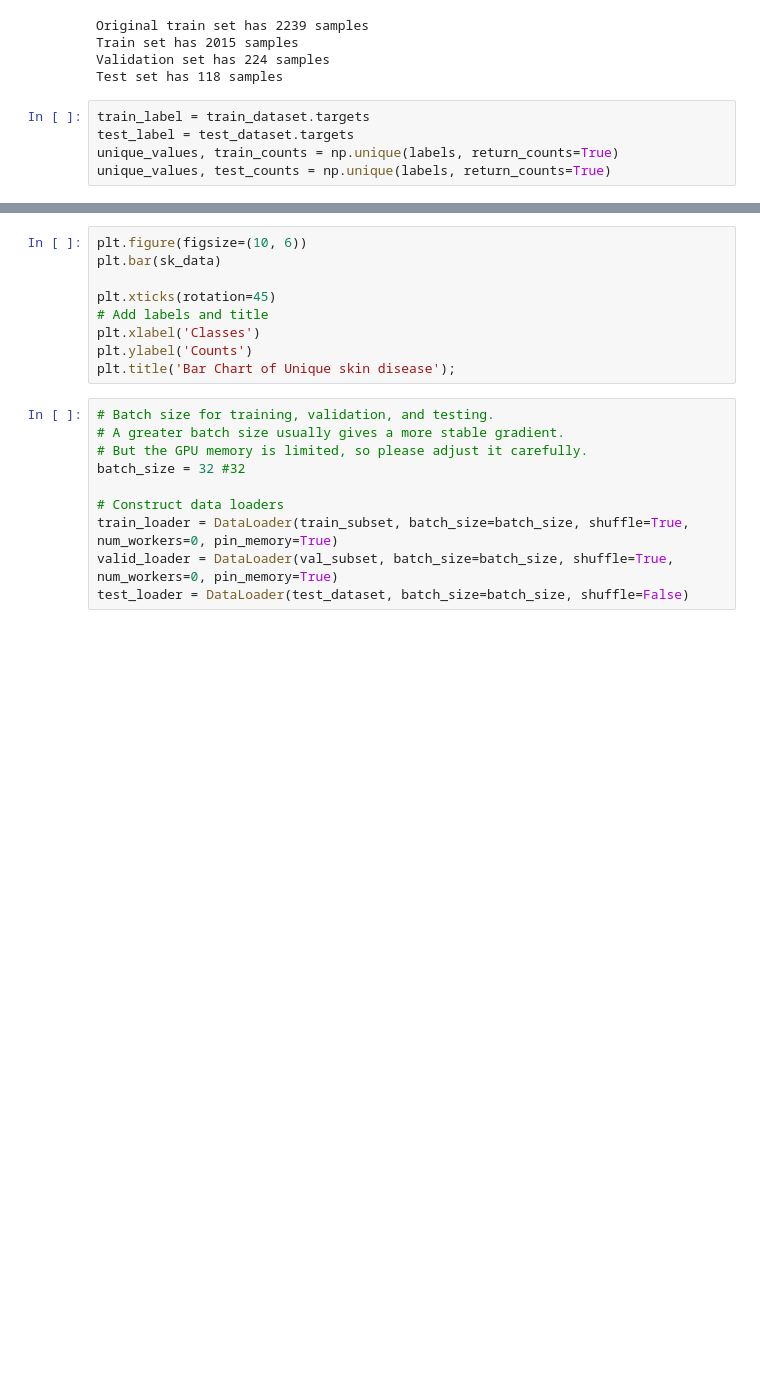
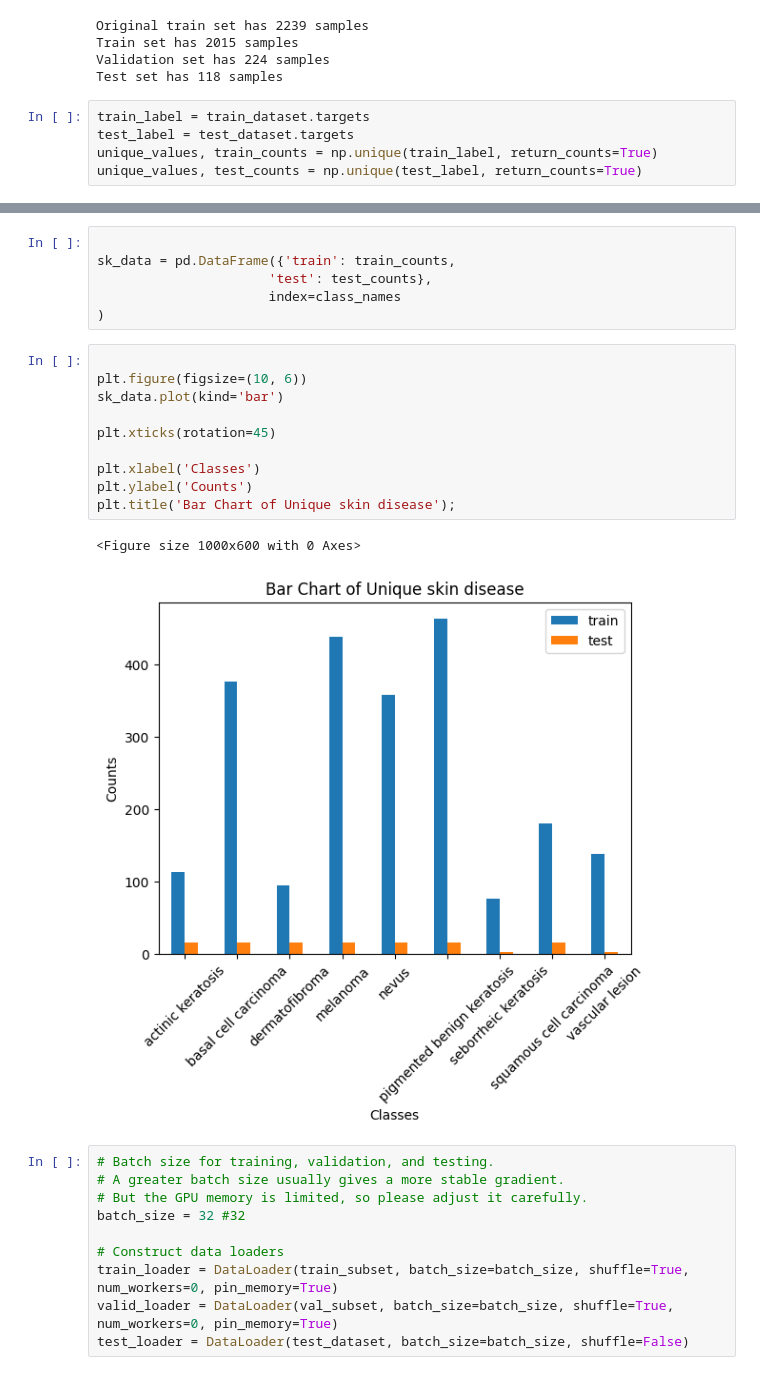
Before and after one commit to peteray-dev/Skin-Lesion-Clf-Det, a Jupyter notebook: Skin_Cancer.ipynb, the cells around one changed output, grey strips where cells are left out. Cells and saved outputs as stored; diff of their text form; blank space fills up the shorter version.

```diff
--- a/Skin_Cancer.ipynb
+++ b/Skin_Cancer.ipynb
@@ -124,7 +124,7 @@ Test set has 118 samples
 # %%
 train_label = train_dataset.targets
 test_label = test_dataset.targets
-unique_values, train_counts = np.unique(labels, return_counts=True)
-unique_values, test_counts = np.unique(labels, return_counts=True)
+unique_values, train_counts = np.unique(train_label, return_counts=True)
+unique_values, test_counts = np.unique(test_label, return_counts=True)
 # %%
 class_names = train_dataset.classes
@@ -136,12 +145,22 @@ sk_data = pd.DataFrame({'train': train_counts,
+# %%
+
+sk_data = pd.DataFrame({'train': train_counts,
+                      'test': test_counts},
+                      index=class_names
+)
 # %%
+
 plt.figure(figsize=(10, 6))
-plt.bar(sk_data)
+sk_data.plot(kind='bar')
 
 plt.xticks(rotation=45)
-# Add labels and title
+
 plt.xlabel('Classes')
 plt.ylabel('Counts')
 plt.title('Bar Chart of Unique skin disease');
+# %% [output]
+<Figure size 1000x600 with 0 Axes>
+[figure, added]
 # %%
 # Batch size for training, validation, and testing.
 # A greater batch size usually gives a more stable gradient.
```
Also changed, not shown: parts of 6 cells of this notebook.
